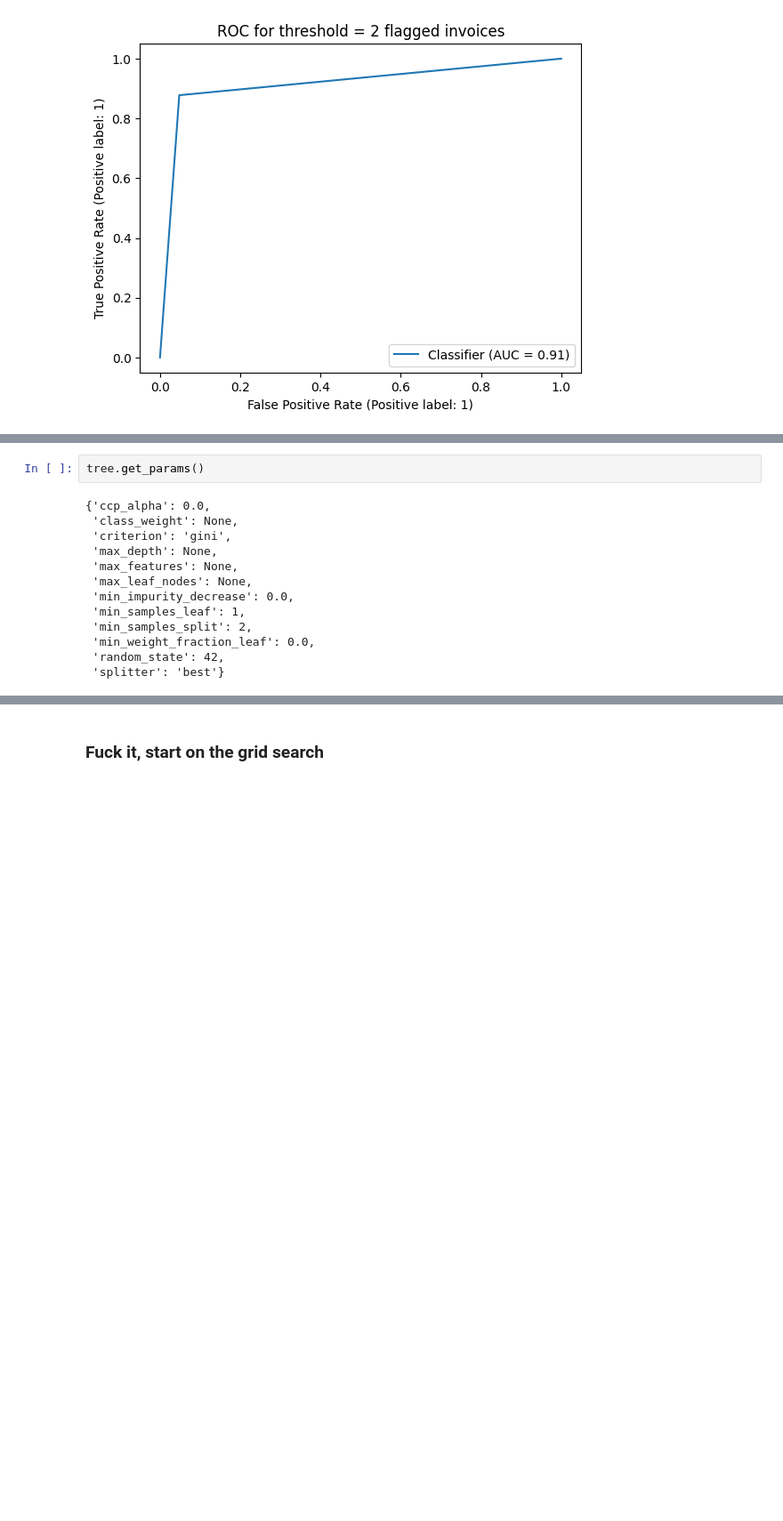
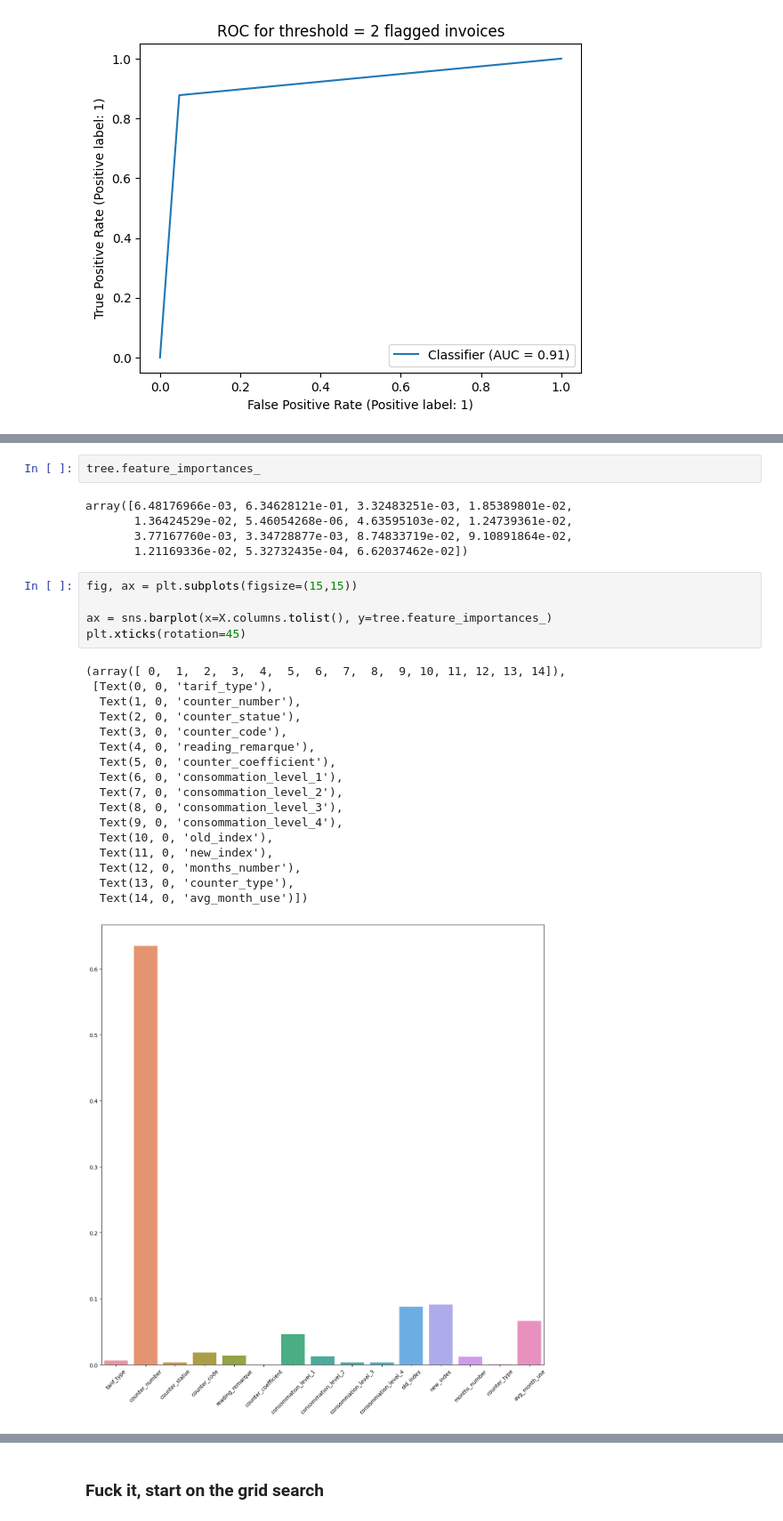
Before and after one commit to TomPreto/Fraud-Detection-ML, a Jupyter notebook: Decision_Tree_Random_Forest.ipynb, the cells around one changed output, grey strips where cells are left out. Shown at 89% size. Cells and saved outputs as stored; diff of their text form; blank space fills up the shorter version.

Commit message:
understod why it was actually wrong, implement fixed model that sucks, implemented actually functioning random search with multiple scorers

```diff
--- a/Decision_Tree_Random_Forest.ipynb
+++ b/Decision_Tree_Random_Forest.ipynb
@@ -289,15 +333,30 @@ Text(0.5, 1.0, 'ROC for threshold = 2 flagged invoices')
 # %%
-tree.get_params()
+tree.feature_importances_
 # %% [output]
-{'ccp_alpha': 0.0,
- 'class_weight': None,
- 'criterion': 'gini',
- 'max_depth': None,
- 'max_features': None,
- 'max_leaf_nodes': None,
- 'min_impurity_decrease': 0.0,
- 'min_samples_leaf': 1,
- 'min_samples_split': 2,
- 'min_weight_fraction_leaf': 0.0,
- 'random_state': 42,
- 'splitter': 'best'}
+array([6.48176966e-03, 6.34628121e-01, 3.32483251e-03, 1.85389801e-02,
+       1.36424529e-02, 5.46054268e-06, 4.63595103e-02, 1.24739361e-02,
+       3.77167760e-03, 3.34728877e-03, 8.74833719e-02, 9.10891864e-02,
+       1.21169336e-02, 5.32732435e-04, 6.62037462e-02])
+# %%
+fig, ax = plt.subplots(figsize=(15,15))
+
+ax = sns.barplot(x=X.columns.tolist(), y=tree.feature_importances_)
+plt.xticks(rotation=45)
+# %% [output]
+(array([ 0,  1,  2,  3,  4,  5,  6,  7,  8,  9, 10, 11, 12, 13, 14]),
+ [Text(0, 0, 'tarif_type'),
+  Text(1, 0, 'counter_number'),
+  Text(2, 0, 'counter_statue'),
+  Text(3, 0, 'counter_code'),
+  Text(4, 0, 'reading_remarque'),
+  Text(5, 0, 'counter_coefficient'),
+  Text(6, 0, 'consommation_level_1'),
+  Text(7, 0, 'consommation_level_2'),
+  Text(8, 0, 'consommation_level_3'),
+  Text(9, 0, 'consommation_level_4'),
+  Text(10, 0, 'old_index'),
+  Text(11, 0, 'new_index'),
+  Text(12, 0, 'months_number'),
+  Text(13, 0, 'counter_type'),
+  Text(14, 0, 'avg_month_use')])
+[figure, added]
```
Also changed, not shown: parts of 36 cells of this notebook.
